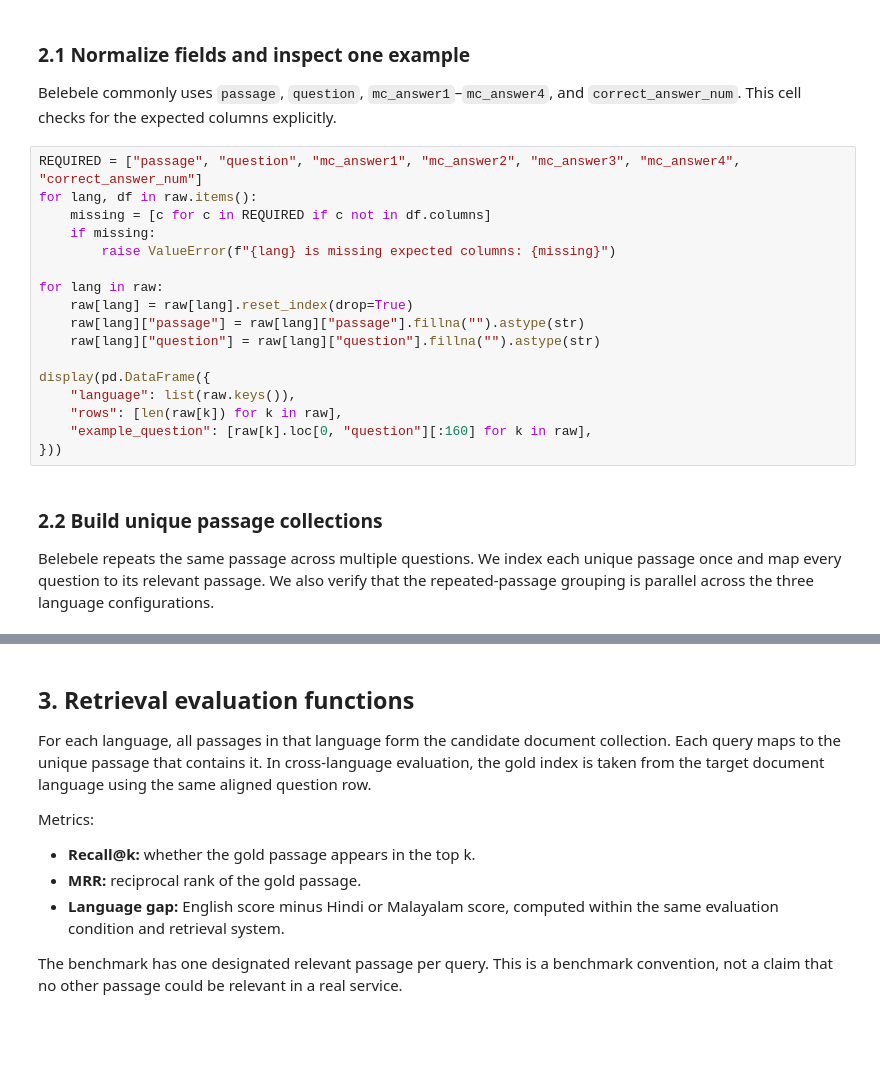
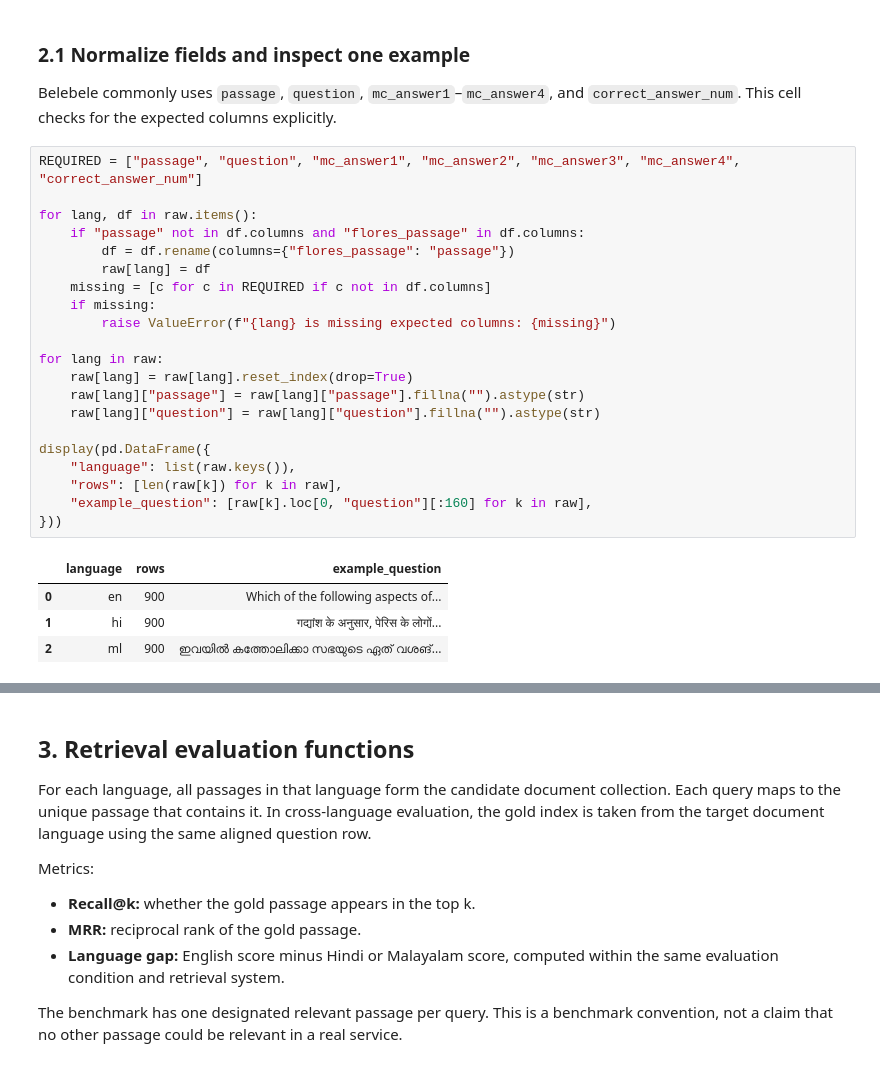
Before and after one commit to Nidhii-79/multilingual-retrieval-fairness, a Jupyter notebook: notebooks/multilingual_retrieval_fairness.ipynb, the cells around one changed output, grey strips where cells are left out. Saved outputs shown, nothing was run; the diff lists cells and outputs as text; blank space fills up the shorter version.

```diff
--- a/notebooks/multilingual_retrieval_fairness.ipynb
+++ b/notebooks/multilingual_retrieval_fairness.ipynb
@@ -121,21 +133,27 @@ print("Aligned benchmark rows:", n)
 Belebele commonly uses `passage`, `question`, `mc_answer1`–`mc_answer4`, and `correct_answer_num`. This cell checks for the expected columns explicitly.
 # %%
 REQUIRED = ["passage", "question", "mc_answer1", "mc_answer2", "mc_answer3", "mc_answer4", "correct_answer_num"]
+
 for lang, df in raw.items():
+    if "passage" not in df.columns and "flores_passage" in df.columns:
+        df = df.rename(columns={"flores_passage": "passage"})
+        raw[lang] = df
     missing = [c for c in REQUIRED if c not in df.columns]
     if missing:
         raise ValueError(f"{lang} is missing expected columns: {missing}")
 
 for lang in raw:
     raw[lang] = raw[lang].reset_index(drop=True)
     raw[lang]["passage"] = raw[lang]["passage"].fillna("").astype(str)
     raw[lang]["question"] = raw[lang]["question"].fillna("").astype(str)
 
 display(pd.DataFrame({
     "language": list(raw.keys()),
     "rows": [len(raw[k]) for k in raw],
     "example_question": [raw[k].loc[0, "question"][:160] for k in raw],
 }))
+# %% [output]
+|  | language | rows | example_question |
+| 0 | en | 900 | Which of the following aspects of... |
+| 1 | hi | 900 | गद्यांश के अनुसार, पेरिस के लोगों... |
+| 2 | ml | 900 | ഇവയിൽ കത്തോലിക്കാ സഭയുടെ ഏത് വശങ്... |
-# %% [markdown]
-### 2.2 Build unique passage collections
-Belebele repeats the same passage across multiple questions. We index each unique passage once and map every question to its relevant passage. We also verify that the repeated-passage grouping is parallel across the three language configurations.
```
Also changed, not shown: parts of 17 cells of this notebook.
